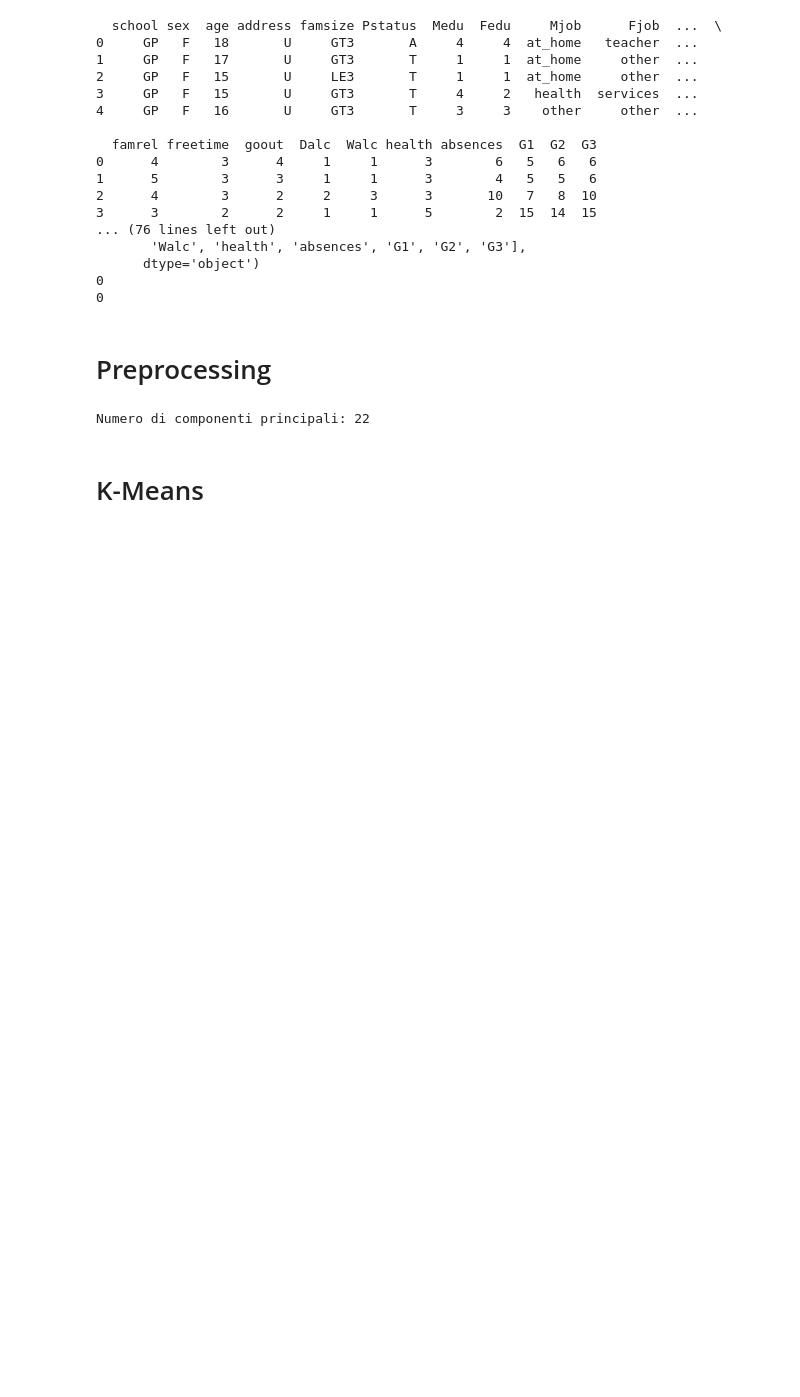
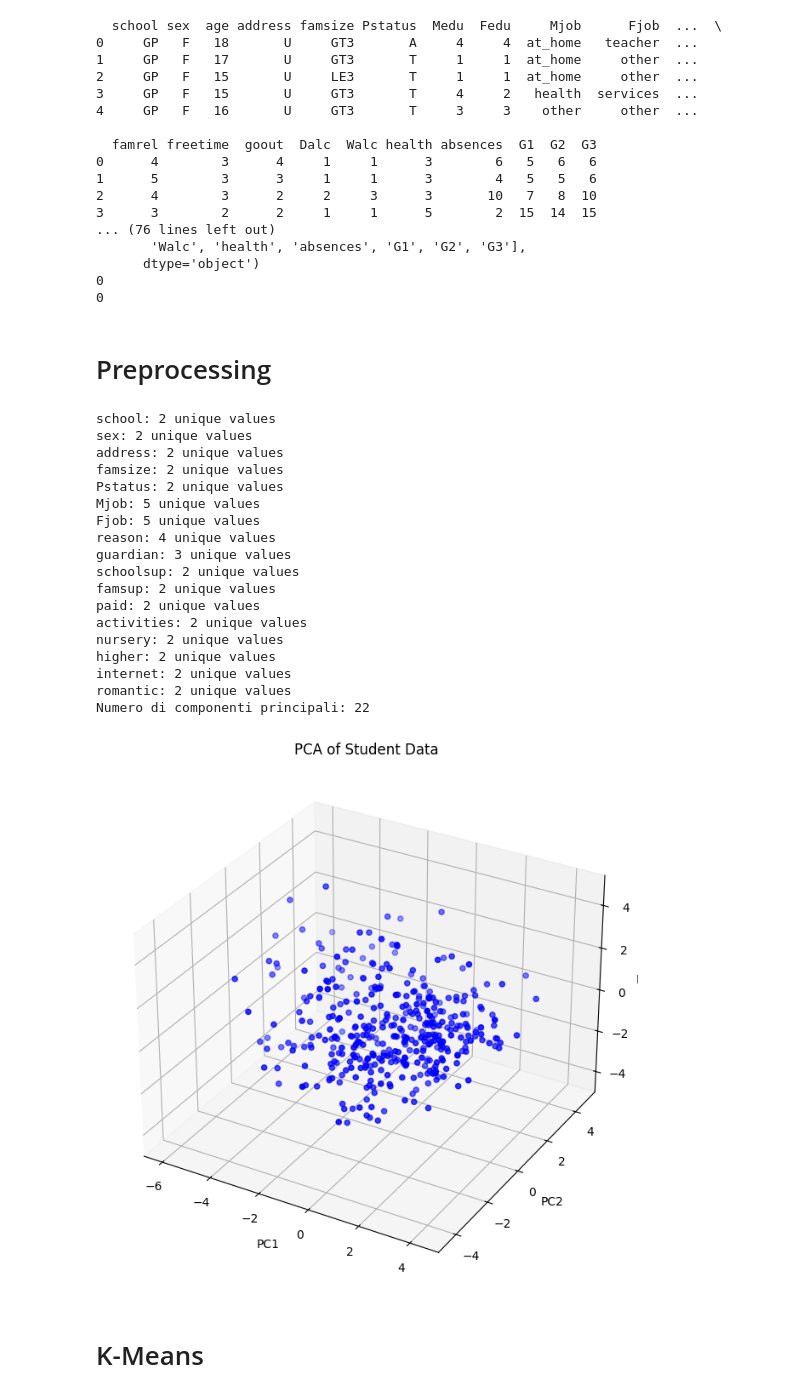
Before and after one commit to nicoloresta/deposito-resta-lippolis-santo, a Jupyter notebook: main.ipynb, the cells around one changed output. Cells and saved outputs as stored; diff of their text form; code cells hidden in the pictures; blank space fills up the shorter version.

```diff
--- a/main.ipynb
+++ b/main.ipynb
@@ -44,24 +46,52 @@ print(df.duplicated().sum())
 # %%
 # controlliamo il numero di valori unici per ogni colonna categorica. non ha senso fare il label encoder su colonne con valori tutti uguali o tutti diversi
 categorical_columns = df.select_dtypes(include=['object']).columns
 for col in categorical_columns:
     print(f"{col}: {df[col].nunique()} unique values")
 
 # usiamo il label encoder per convertire le colonne categoriche in numeriche
 le = LabelEncoder()
 for col in categorical_columns:
     df[col] = le.fit_transform(df[col])
 
 
 # PCA per ridurre la dimensionalità
 scaler = StandardScaler()
 scaled_data = scaler.fit_transform(df)
 pca = PCA(n_components=N_components)
 pca_data = pca.fit_transform(scaled_data)
 
 # numero di componenti principali
 print(f"Numero di componenti principali: {pca.n_components_}")
+
+# Visualizzazione dei dati PCA in 3D
+fig = plt.figure(figsize=(10, 8))
+ax = fig.add_subplot(111, projection='3d')
+ax.scatter(pca_data[:, 0], pca_data[:, 1], pca_data[:, 2], c='blue', marker='o')
+ax.set_xlabel('PC1')
+ax.set_ylabel('PC2')
+ax.set_zlabel('PC3')
+plt.title('PCA of Student Data')
+plt.show()
 # %% [output]
+school: 2 unique values
+sex: 2 unique values
+address: 2 unique values
+famsize: 2 unique values
+Pstatus: 2 unique values
+Mjob: 5 unique values
+Fjob: 5 unique values
+reason: 4 unique values
+guardian: 3 unique values
+schoolsup: 2 unique values
+famsup: 2 unique values
+paid: 2 unique values
+activities: 2 unique values
+nursery: 2 unique values
+higher: 2 unique values
+internet: 2 unique values
+romantic: 2 unique values
 Numero di componenti principali: 22
+[figure, added]
 # %% [markdown]
 # K-Means
```
Also changed, not shown: parts of 2 cells of this notebook.
